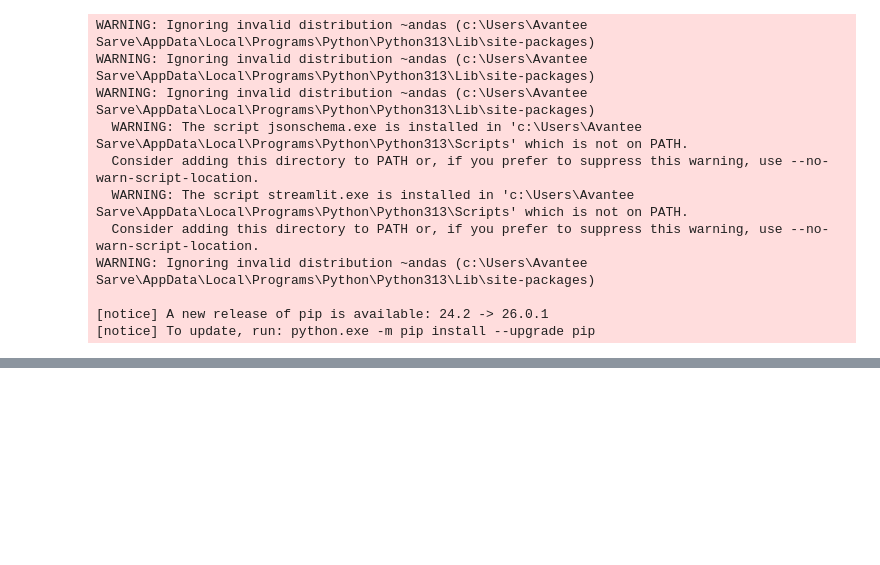
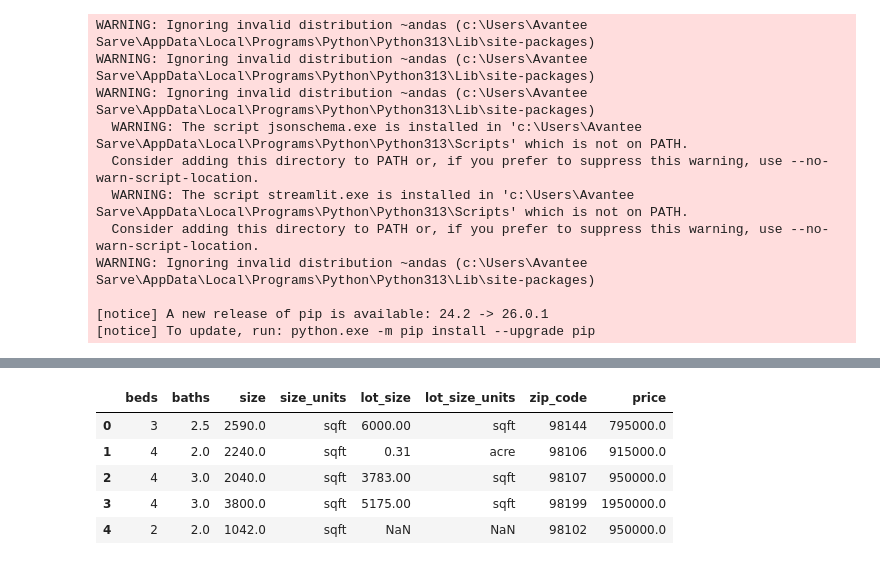
Before and after one commit to avanteesarve-code/Green-AI---python, a Jupyter notebook: Day8.ipynb, the cells around one changed output, grey strips where cells are left out. Drawn from its saved outputs; the diff is of its cells as text; code cells hidden in the pictures; blank space fills up the shorter version.

```diff
--- a/Day8.ipynb
+++ b/Day8.ipynb
@@ -43,0 +59,12 @@ WARNING: Ignoring invalid distribution ~andas (c:\Users\Avantee Sarve\AppData\Lo
+# %%
+#concatenate the train and test dataframes
+full_df = pd.concat([train_df, test_df], ignore_index=True)
+# %%
+full_df.head()
+# %% [output]
+|  | beds | baths | size | size_units | lot_size | lot_size_units | zip_code | price |
+| 0 | 3 | 2.5 | 2590.0 | sqft | 6000.00 | sqft | 98144 | 795000.0 |
+| 1 | 4 | 2.0 | 2240.0 | sqft | 0.31 | acre | 98106 | 915000.0 |
+| 2 | 4 | 3.0 | 2040.0 | sqft | 3783.00 | sqft | 98107 | 950000.0 |
+| 3 | 4 | 3.0 | 3800.0 | sqft | 5175.00 | sqft | 98199 | 1950000.0 |
+| 4 | 2 | 2.0 | 1042.0 | sqft | NaN | NaN | 98102 | 950000.0 |
```
Also changed, not shown: parts of 13 cells of this notebook, 1 other file.
